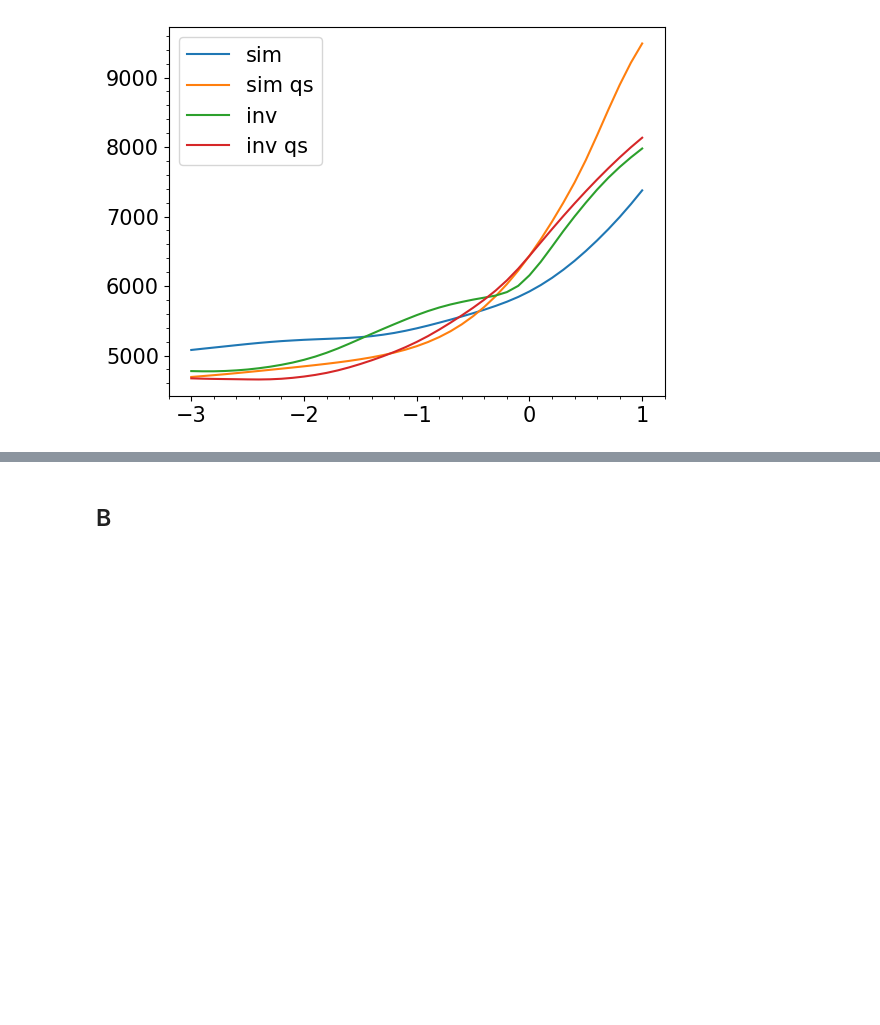
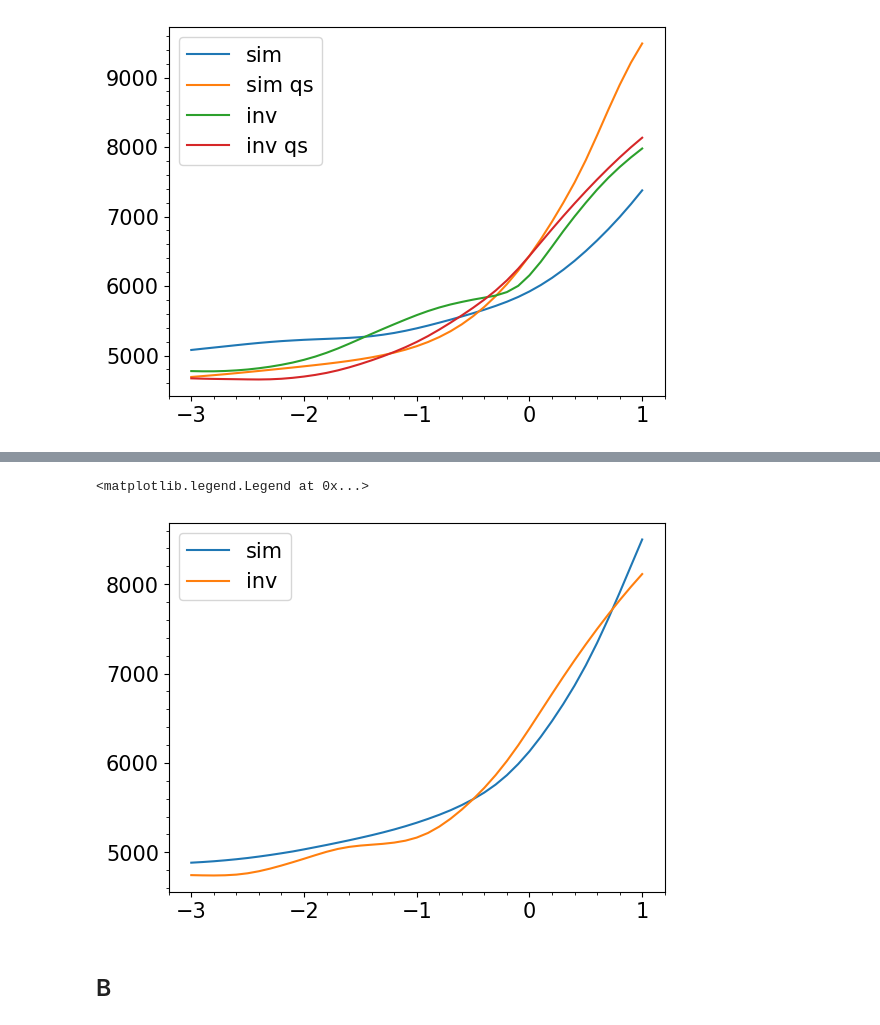
Before and after one commit to liuminos/check_muram_plage_pore, a Jupyter notebook: comparison.ipynb, the cells around one changed output, grey strips where cells are left out. Drawn from its saved outputs; the diff is of its cells as text; code cells hidden in the pictures; blank space fills up the shorter version.

```diff
--- a/comparison.ipynb
+++ b/comparison.ipynb
@@ -221,2 +228,9 @@ plt.legend()
+# %%
+plt.plot(tau_common,np.mean(T[oppo[:,0],oppo[:,1],:],axis=0),label='sim')
+plt.plot(tau_common,np.mean(atm[1,1,oppo_o[:,0],oppo_o[:,1],:41],axis=0),label='inv')
+plt.legend()
+# %% [output]
+<matplotlib.legend.Legend at 0x...>
+[figure, added]
 # %% [markdown]
 ## B
```
Also changed, not shown: parts of 9 cells of this notebook, 4 other files.
